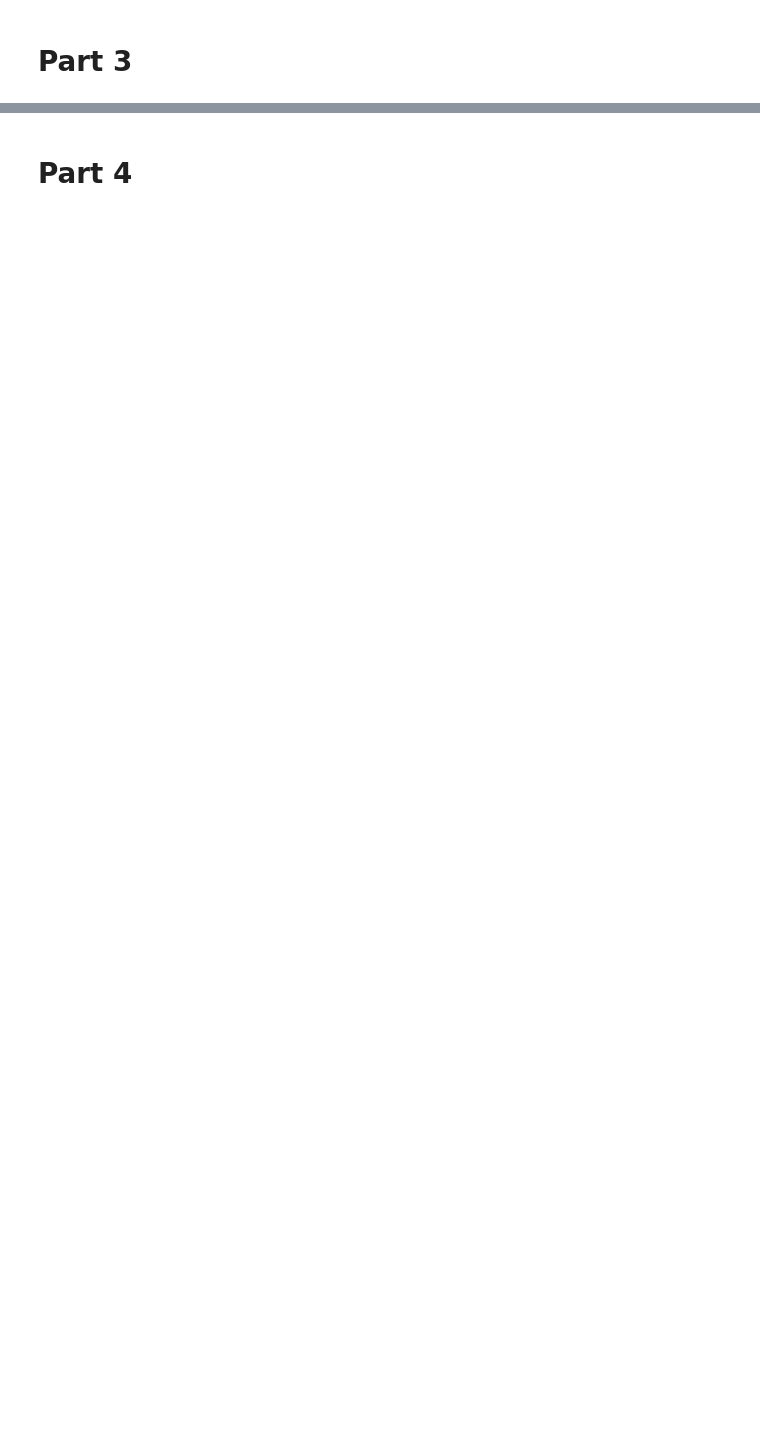
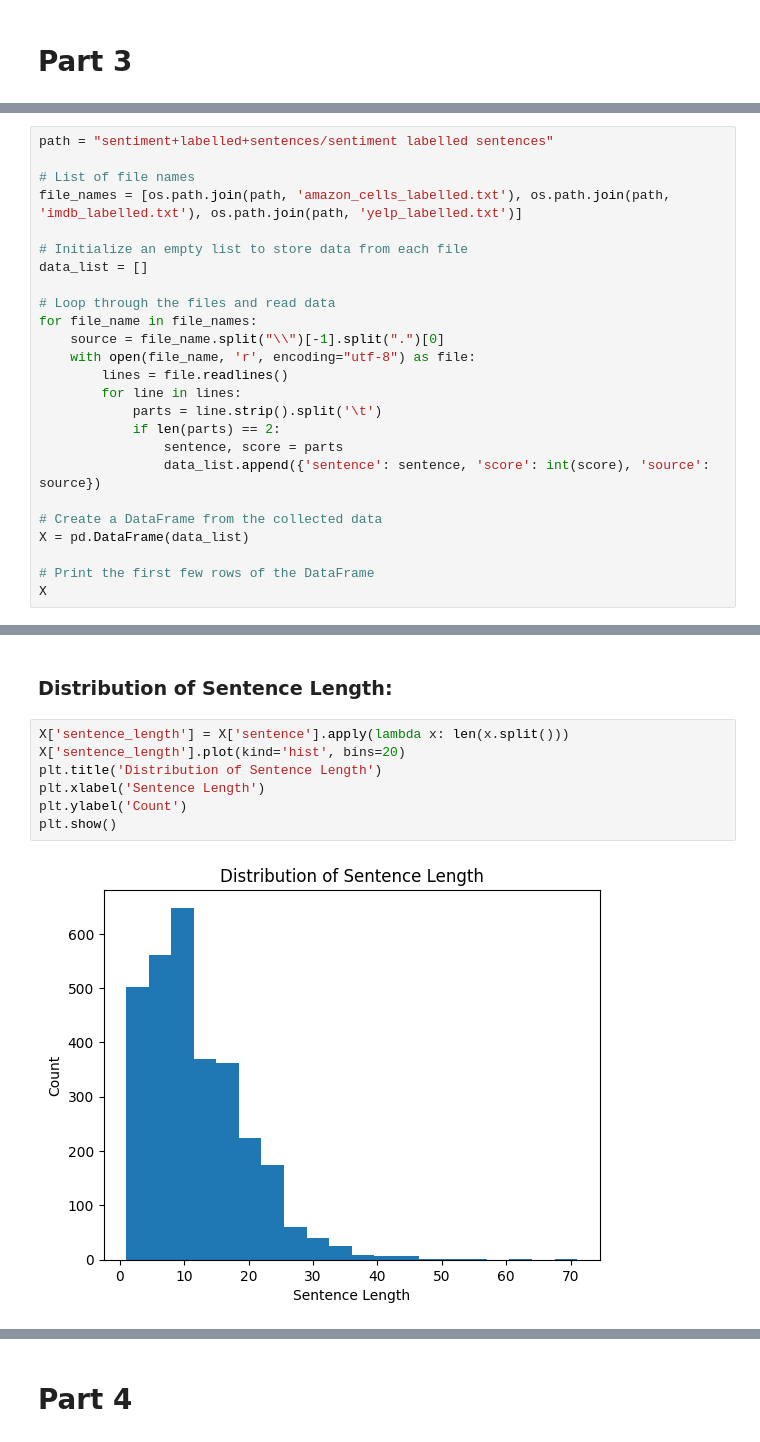
Before and after one commit to timothy0203/DM2023-Lab1-Master, a Jupyter notebook: Homework/DM2023-Lab1-Homework.ipynb, the cells around one changed output, grey strips where cells are left out. Drawn from its saved outputs; the diff is of its cells as text; blank space fills up the shorter version.

Commit message:
[update] part 3 and par4 done

```diff
--- a/Homework/DM2023-Lab1-Homework.ipynb
+++ b/Homework/DM2023-Lab1-Homework.ipynb
@@ -895,0 +904,25 @@ X[0:9]
+# %%
+path = "sentiment+labelled+sentences/sentiment labelled sentences"
+
+# List of file names
+file_names = [os.path.join(path, 'amazon_cells_labelled.txt'), os.path.join(path, 'imdb_labelled.txt'), os.path.join(path, 'yelp_labelled.txt')]
+
+# Initialize an empty list to store data from each file
+data_list = []
+
+# Loop through the files and read data
+for file_name in file_names:
+    source = file_name.split("\\")[-1].split(".")[0]
+    with open(file_name, 'r', encoding="utf-8") as file:
+        lines = file.readlines()
+        for line in lines:
+            parts = line.strip().split('\t')
+            if len(parts) == 2:
+                sentence, score = parts
+                data_list.append({'sentence': sentence, 'score': int(score), 'source': source})
+
+# Create a DataFrame from the collected data
+X = pd.DataFrame(data_list)
+
+# Print the first few rows of the DataFrame
+X
@@ -895,0 +998,11 @@ X[0:9]
+# %% [markdown]
+### Distribution of Sentence Length:
+# %%
+X['sentence_length'] = X['sentence'].apply(lambda x: len(x.split()))
+X['sentence_length'].plot(kind='hist', bins=20)
+plt.title('Distribution of Sentence Length')
+plt.xlabel('Sentence Length')
+plt.ylabel('Count')
+plt.show()
+# %% [output]
+[figure, added]
```
Also changed, not shown: parts of 25 cells of this notebook.
